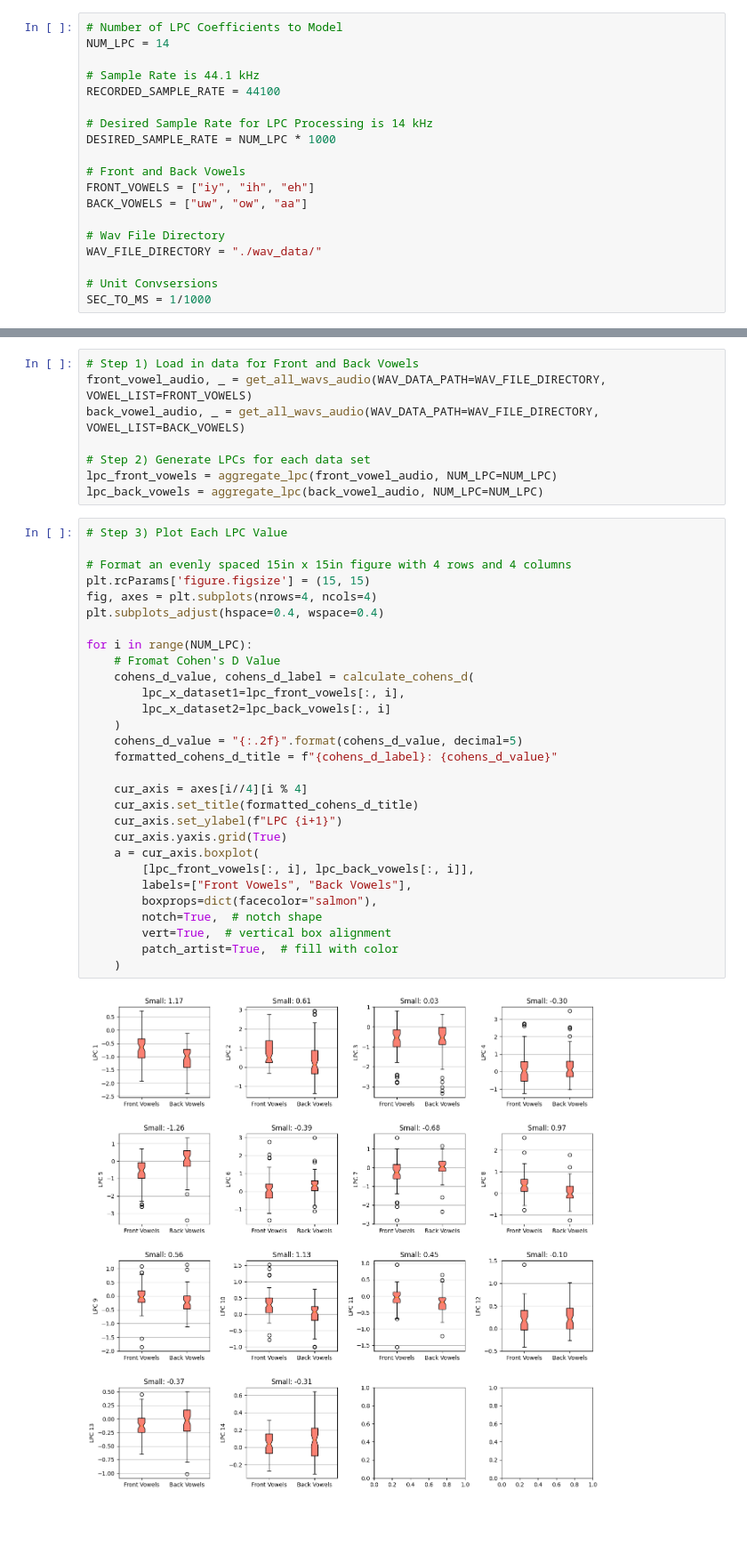
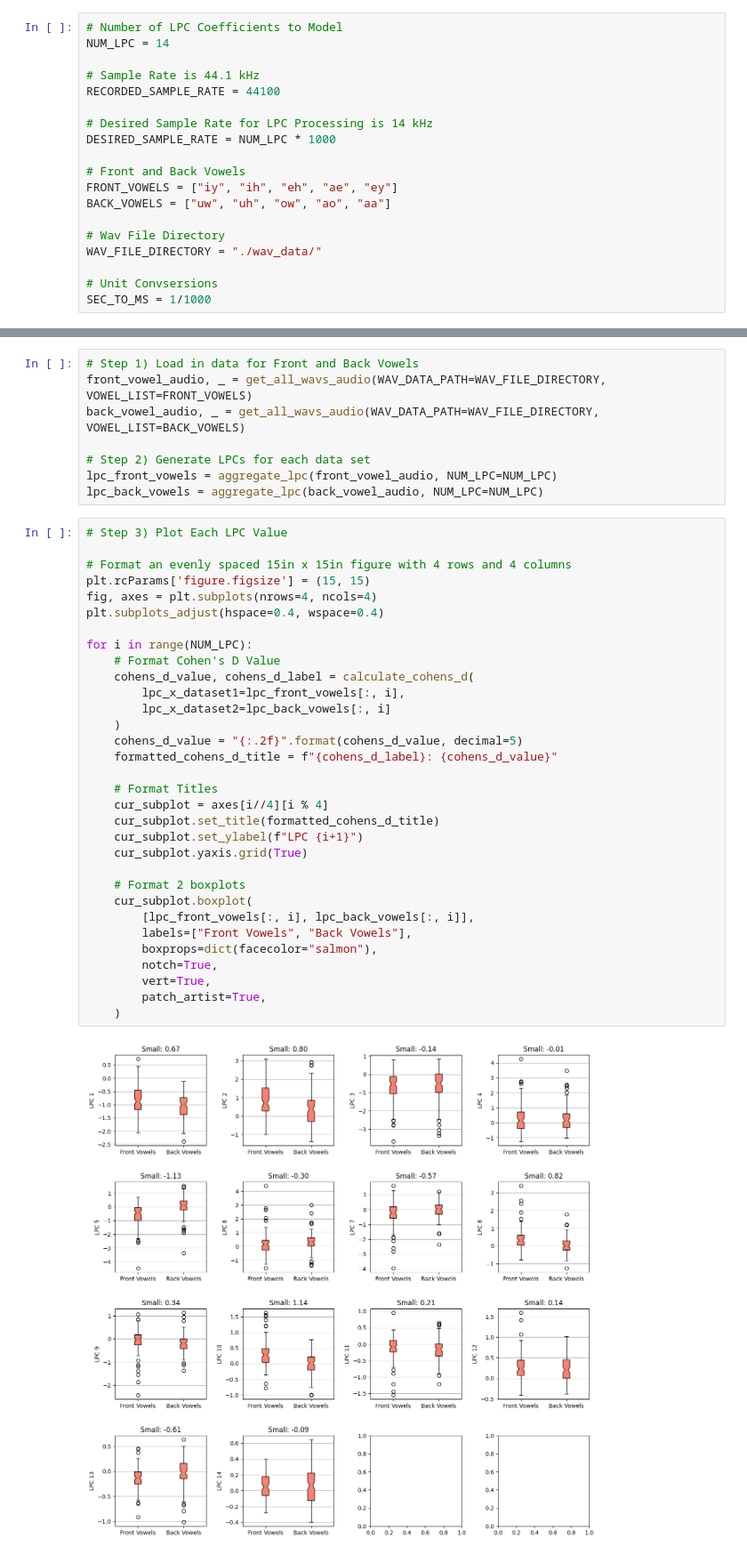
Before and after one commit to Ky-Ng/Vowel-Detection-NN, a Jupyter notebook: Generate_LPC_Data.ipynb, the cells around one changed output, grey strips where cells are left out. Shown at 89% size. Saved outputs shown, nothing was run; the diff lists cells and outputs as text; blank space fills up the shorter version.

Commit message:
added all values but lost aggregation function

```diff
--- a/Generate_LPC_Data.ipynb
+++ b/Generate_LPC_Data.ipynb
@@ -19,8 +19,8 @@ RECORDED_SAMPLE_RATE = 44100
 DESIRED_SAMPLE_RATE = NUM_LPC * 1000
 
 # Front and Back Vowels
-FRONT_VOWELS = ["iy", "ih", "eh"]
-BACK_VOWELS = ["uw", "ow", "aa"]
+FRONT_VOWELS = ["iy", "ih", "eh", "ae", "ey"]
+BACK_VOWELS = ["uw", "uh", "ow", "ao", "aa"]
 
 # Wav File Directory
 WAV_FILE_DIRECTORY = "./wav_data/"
@@ -223,31 +223,34 @@ lpc_back_vowels = aggregate_lpc(back_vowel_audio, NUM_LPC=NUM_LPC)
 # %%
 # Step 3) Plot Each LPC Value
 
 # Format an evenly spaced 15in x 15in figure with 4 rows and 4 columns
 plt.rcParams['figure.figsize'] = (15, 15)
 fig, axes = plt.subplots(nrows=4, ncols=4)
 plt.subplots_adjust(hspace=0.4, wspace=0.4)
 
 for i in range(NUM_LPC):
-    # Fromat Cohen's D Value
+    # Format Cohen's D Value
     cohens_d_value, cohens_d_label = calculate_cohens_d(
         lpc_x_dataset1=lpc_front_vowels[:, i],
         lpc_x_dataset2=lpc_back_vowels[:, i]
     )
     cohens_d_value = "{:.2f}".format(cohens_d_value, decimal=5)
     formatted_cohens_d_title = f"{cohens_d_label}: {cohens_d_value}"
 
-    cur_axis = axes[i//4][i % 4]
-    cur_axis.set_title(formatted_cohens_d_title)
-    cur_axis.set_ylabel(f"LPC {i+1}")
-    cur_axis.yaxis.grid(True)
-    a = cur_axis.boxplot(
+    # Format Titles
+    cur_subplot = axes[i//4][i % 4]
+    cur_subplot.set_title(formatted_cohens_d_title)
+    cur_subplot.set_ylabel(f"LPC {i+1}")
+    cur_subplot.yaxis.grid(True)
+
+    # Format 2 boxplots
+    cur_subplot.boxplot(
         [lpc_front_vowels[:, i], lpc_back_vowels[:, i]],
         labels=["Front Vowels", "Back Vowels"],
         boxprops=dict(facecolor="salmon"),
-        notch=True,  # notch shape
-        vert=True,  # vertical box alignment
-        patch_artist=True,  # fill with color
+        notch=True,
+        vert=True,
+        patch_artist=True,
     )
 # %% [output]
-[figure, old version]
+[figure, new version]
```
